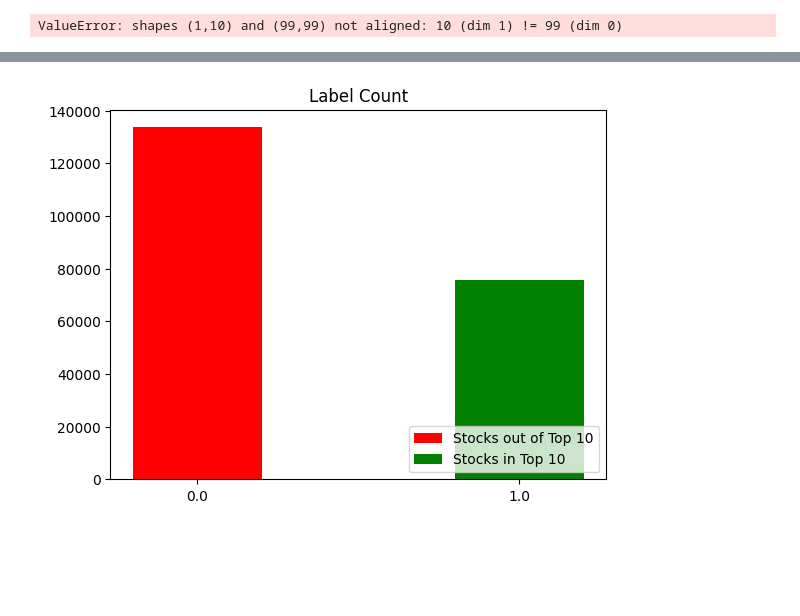
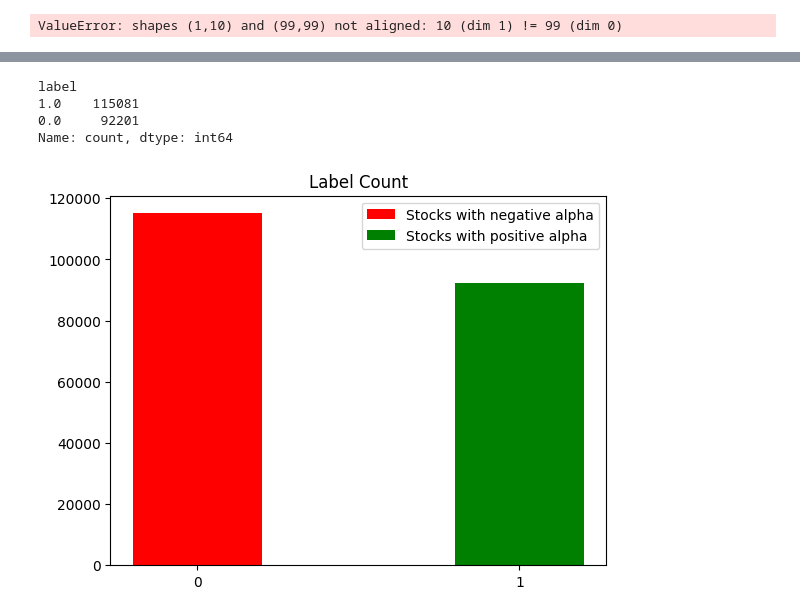
Before and after one commit to tintenderete/TFM, a Jupyter notebook: prueba_red_neuronal_fija_categorico.ipynb, the cells around one changed output, grey strips where cells are left out. Saved outputs shown, nothing was run; the diff lists cells and outputs as text; code cells hidden in the pictures; blank space fills up the shorter version.

```diff
--- a/prueba_red_neuronal_fija_categorico.ipynb
+++ b/prueba_red_neuronal_fija_categorico.ipynb
@@ -484,13 +468,21 @@ dataset_2[['ticker','date','expected_shortfall','period_mean_return','max_drawdo
 # %%
-x_axis_labels = np.sort(dataset_2['label'].unique().astype(str))
+x_axis_labels = np.sort(dataset_2['label'].unique().astype(int).astype(str))
 label_count = dataset_2['label'].value_counts()
-legend_label = ['Stocks out of Top 10', 'Stocks in Top 10']
+legend_label = ['Stocks with negative alpha', 'Stocks with positive alpha']
+# %%
+label_count
+# %% [output]
+label
+1.0    115081
+0.0     92201
+Name: count, dtype: int64
 # %%
 plt.bar(x_axis_labels, label_count, width=0.4, label=legend_label, color=['red','green'])
 plt.title('Label Count')
-plt.legend(loc='lower right');
+plt.legend(loc='upper right');
+plt.savefig('label_imbalance.png', dpi=300, format='png')
 # %% [output]
-[figure, old version]
+[figure, new version]
 # %%
 dataset_2.value_counts(['ticker','label'])
 # %% [output]
```
Also changed, not shown: parts of 80 cells of this notebook, 8 other files.
